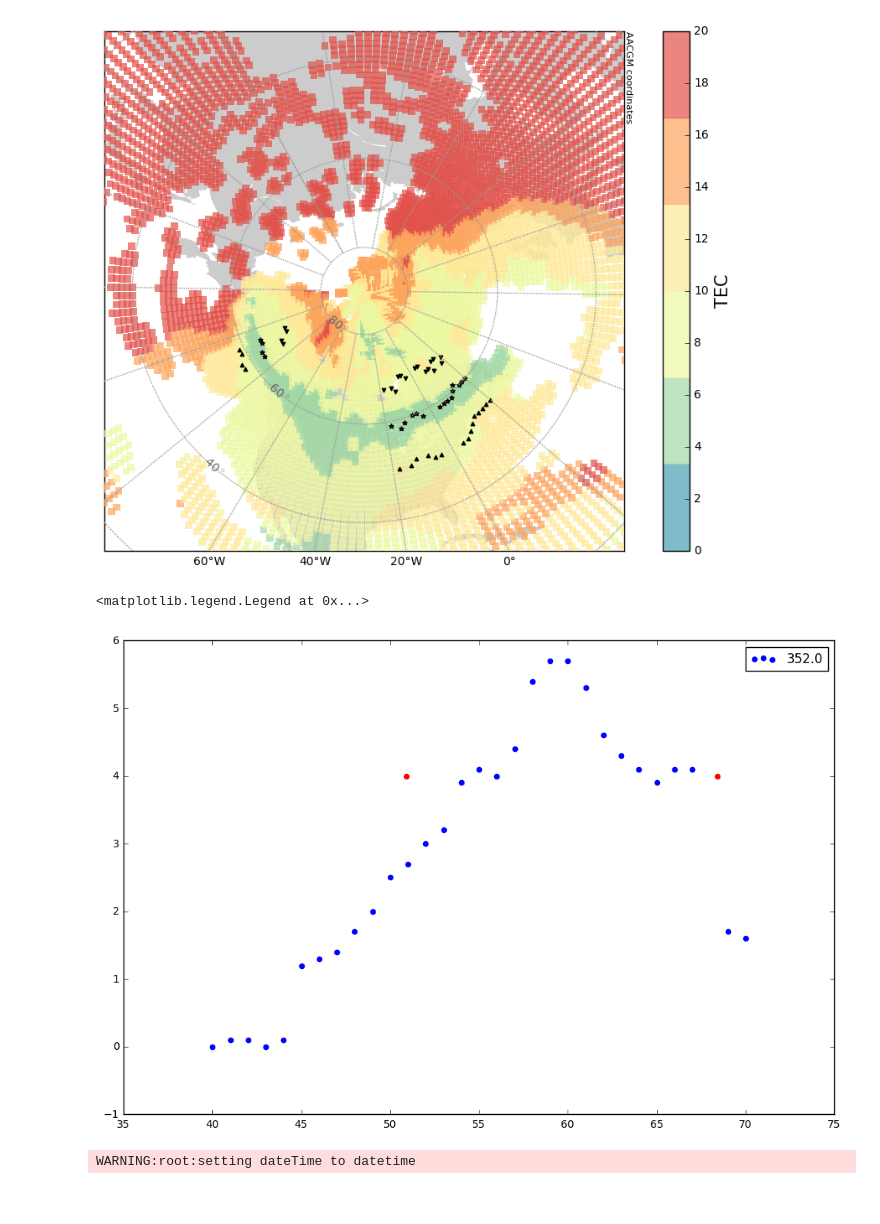
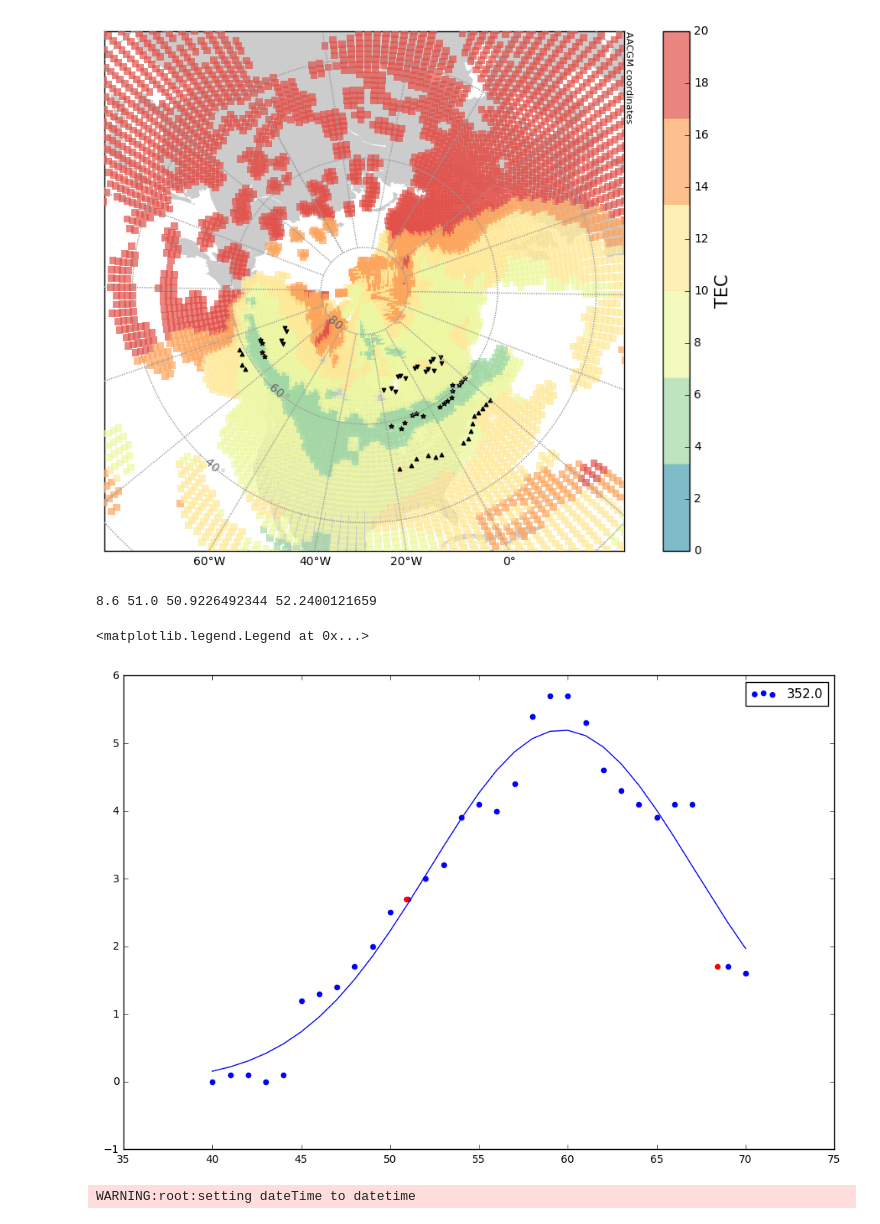
Before and after one commit to bharatreddy/sapstec, a Jupyter notebook: ipy/trgh_detect.ipynb, the cells around one changed output. Saved outputs shown, nothing was run; the diff lists cells and outputs as text; code cells hidden in the pictures.

```diff
--- a/ipy/trgh_detect.ipynb
+++ b/ipy/trgh_detect.ipynb
@@ -31,7 +31,7 @@ cutOffPrcntErrorFit = 0.2 # 10%
 cutOffLatCnt = 20
 cutOffMinTECVal = 5.
 cutoffUnqMlonCnt = 15.
-cutOffPredEquTECMLAT = 50.
+cutOffPredEquTECMLAT = 45.
 cutOffPredPolTECMLAT = 70.
 # set variables for trough location filtering
 trghLocMlonbinSize = 20
@@ -128,8 +128,8 @@ for ind, sMlon in enumerate(mlonNAList):
     except:
 #         print "failed fit at MLON-->", sMlon
         continue
-    fwhmEqu = popt[1] - popt[2]*2.355/2.
-    fwhmPol = popt[1] + popt[2]*2.355/2.
+    fwhmEqu = popt[1] - popt[2]#*2.355/2.
+    fwhmPol = popt[1] + popt[2]#*2.355/2.
     tecValFwhmEqu = gauss_function(fwhmEqu, *popt)
     tecValFwhmPol = gauss_function(fwhmPol, *popt)
     # Test goodness of fit
@@ -315,37 +315,40 @@ for ind, sMlon in enumerate(selMlonList):
     if len( selMlonDF["Mlat"].values ) < cutOffLatCnt:
         print "hey333"
         continue
     # 4) If p-val from the KS TEST is low discard
     # or if KS Stat is high discard
     if ksPVal < cutoffKSPval:
         print "hey444"
         continue
     if ksDStat > cutoffKSDstat:
         print "hey111444bbb"
         continue
     # 5) if tec value at min trough is greater than 4.
     # discard
     # GET Trough min loc and tec val
     minTrghLoc = min(list(selMlonDF["Mlat"].values), key=lambda x:abs(x-popt[1]))
     minTrghTecVal = selMlonDF[ selMlonDF["Mlat"] == minTrghLoc ]["med_tec"].values[0]
     # GET Trough equ loc and tec val
     equTrghLoc = min(list(selMlonDF["Mlat"].values), key=lambda x:abs(x-fwhmEqu))
     equTrghTecVal = selMlonDF[ selMlonDF["Mlat"] == equTrghLoc ]["med_tec"].values[0]
+    print equTrghTecVal, equTrghLoc, fwhmEqu, popt[1]-popt[2]
     # GET Trough pol loc and tec val
     polTrghLoc = min(list(selMlonDF["Mlat"].values), key=lambda x:abs(x-fwhmPol))
     polTrghTecVal = selMlonDF[ selMlonDF["Mlat"] == polTrghLoc ]["med_tec"].values[0]
 #     if minTrghTecVal > cutOffMinTECVal:
 #         print minTrghTecVal
 #         print "hey555"
 #         continue
 
     ax.scatter( selMlonDF["Mlat"].values, tecGaussFitArr,label=str(sMlon), color=colorList[ind] )
-    ax.scatter( popt[1] - popt[2]*2.355/2., 4., color="r" )
-    ax.scatter( popt[1] + popt[2]*2.355/2., 4., color="r" )
+    ax.plot( selMlonDF["Mlat"].values, ksTestTecArr )
+    ax.scatter( popt[1] - popt[2]*2.355/2., numpy.max( selMlonDF["med_tec"].values )-equTrghTecVal, color="r" )
+    ax.scatter( popt[1] + popt[2]*2.355/2., numpy.max( selMlonDF["med_tec"].values )-polTrghTecVal, color="r" )
 ax.legend()
 # %% [output]
-<matplotlib.legend.Legend at 0x...>
+8.6 51.0 50.9226492344 52.2400121659
+<matplotlib.legend.Legend at 0x...>
-[figure, old version]
+[figure, new version]
 # %%
 # To estimate the boundary we
 # fit first order harmonics!
```
Also changed, not shown: 1 other file.
